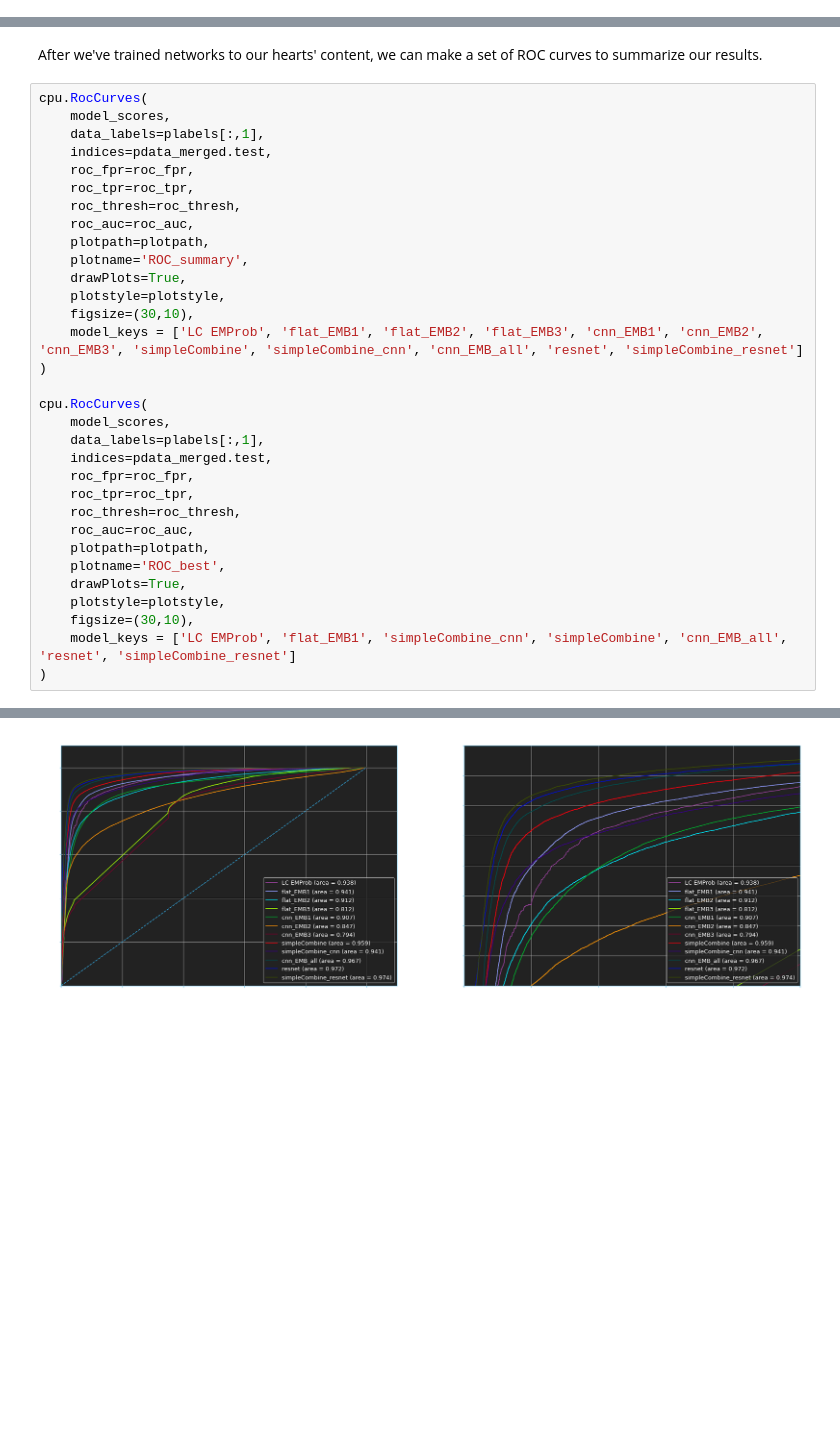
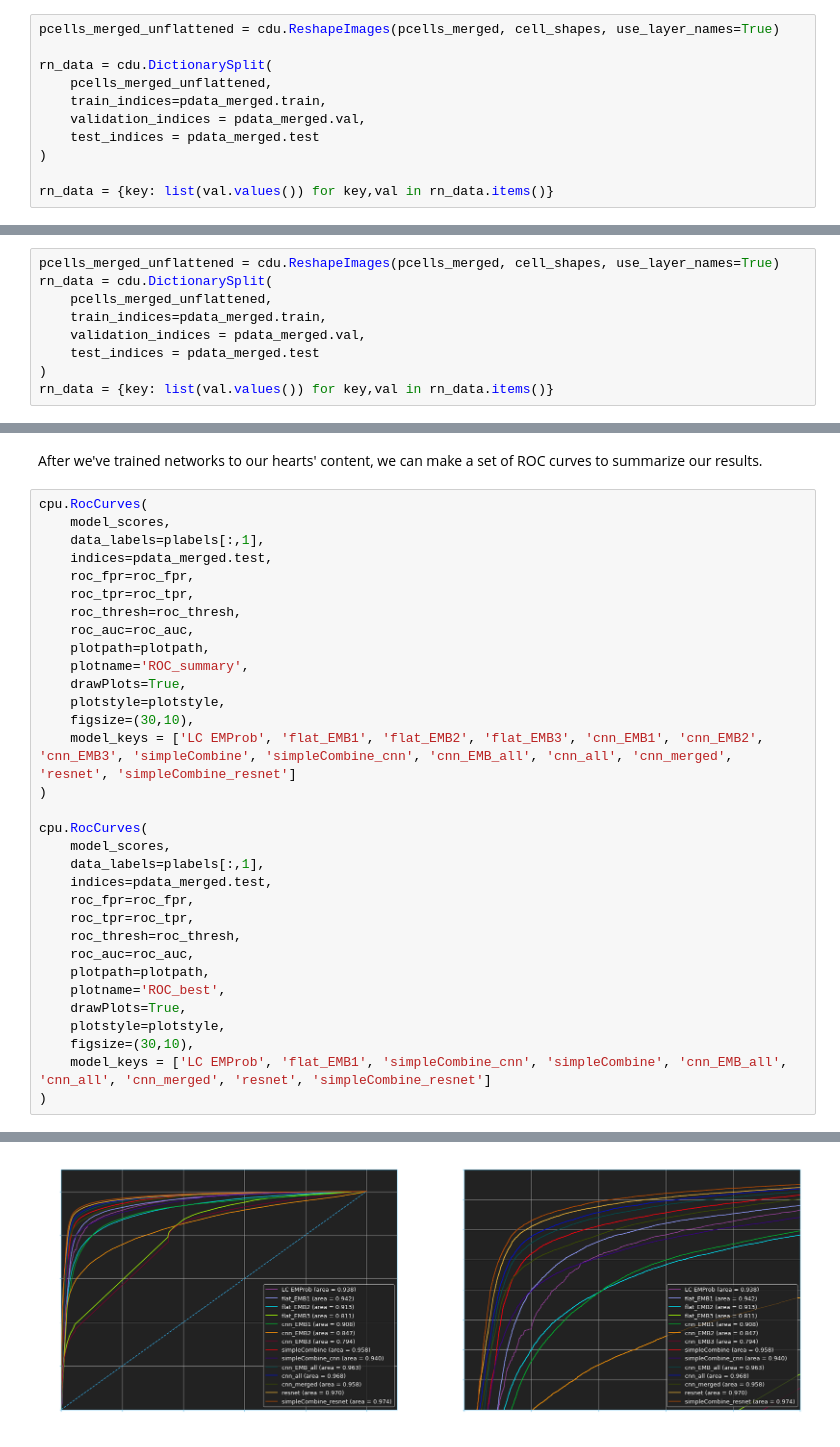
Before and after one commit to atlas-calo-ml/caloml-atlas, a Jupyter notebook: classifier/TopoClusterClassifier_Jan.ipynb, the cells around one changed output, grey strips where cells are left out. Cells and saved outputs as stored; diff of their text form; blank space fills up the shorter version.

Commit message:
adding more classification models

```diff
--- a/classifier/TopoClusterClassifier_Jan.ipynb
+++ b/classifier/TopoClusterClassifier_Jan.ipynb
@@ -778,0 +781,11 @@ Area under curve for cnn_EMB_all: 0.9670862412749002
+# %%
+pcells_merged_unflattened = cdu.ReshapeImages(pcells_merged, cell_shapes, use_layer_names=True)
+
+rn_data = cdu.DictionarySplit(
+    pcells_merged_unflattened,
+    train_indices=pdata_merged.train,
+    validation_indices = pdata_merged.val,
+    test_indices = pdata_merged.test
+)
+
+rn_data = {key: list(val.values()) for key,val in rn_data.items()}
@@ -778,0 +870,9 @@ Area under curve for cnn_EMB_all: 0.9670862412749002
+# %%
+pcells_merged_unflattened = cdu.ReshapeImages(pcells_merged, cell_shapes, use_layer_names=True)
+rn_data = cdu.DictionarySplit(
+    pcells_merged_unflattened,
+    train_indices=pdata_merged.train,
+    validation_indices = pdata_merged.val,
+    test_indices = pdata_merged.test
+)
+rn_data = {key: list(val.values()) for key,val in rn_data.items()}
@@ -1052,7 +1216,7 @@ cpu.RocCurves(
     drawPlots=True,
     plotstyle=plotstyle,
     figsize=(30,10),
-    model_keys = ['LC EMProb', 'flat_EMB1', 'flat_EMB2', 'flat_EMB3', 'cnn_EMB1', 'cnn_EMB2', 'cnn_EMB3', 'simpleCombine', 'simpleCombine_cnn', 'cnn_EMB_all', 'resnet', 'simpleCombine_resnet']
+    model_keys = ['LC EMProb', 'flat_EMB1', 'flat_EMB2', 'flat_EMB3', 'cnn_EMB1', 'cnn_EMB2', 'cnn_EMB3', 'simpleCombine', 'simpleCombine_cnn', 'cnn_EMB_all', 'cnn_all', 'cnn_merged', 'resnet', 'simpleCombine_resnet']
 )
 
 cpu.RocCurves(
@@ -1068,6 +1232,6 @@ cpu.RocCurves(
     drawPlots=True,
     plotstyle=plotstyle,
     figsize=(30,10),
-    model_keys = ['LC EMProb', 'flat_EMB1', 'simpleCombine_cnn', 'simpleCombine', 'cnn_EMB_all', 'resnet', 'simpleCombine_resnet']
+    model_keys = ['LC EMProb', 'flat_EMB1', 'simpleCombine_cnn', 'simpleCombine', 'cnn_EMB_all', 'cnn_all', 'cnn_merged', 'resnet', 'simpleCombine_resnet']
 )
 # %% [output]
@@ -1086 +1252 @@ Area under curve for simpleCombine_resnet: 0.9743853088957988
-[figure, old version]
+[figure, new version]
```
Also changed, not shown: parts of 22 cells of this notebook, 2 other files.
